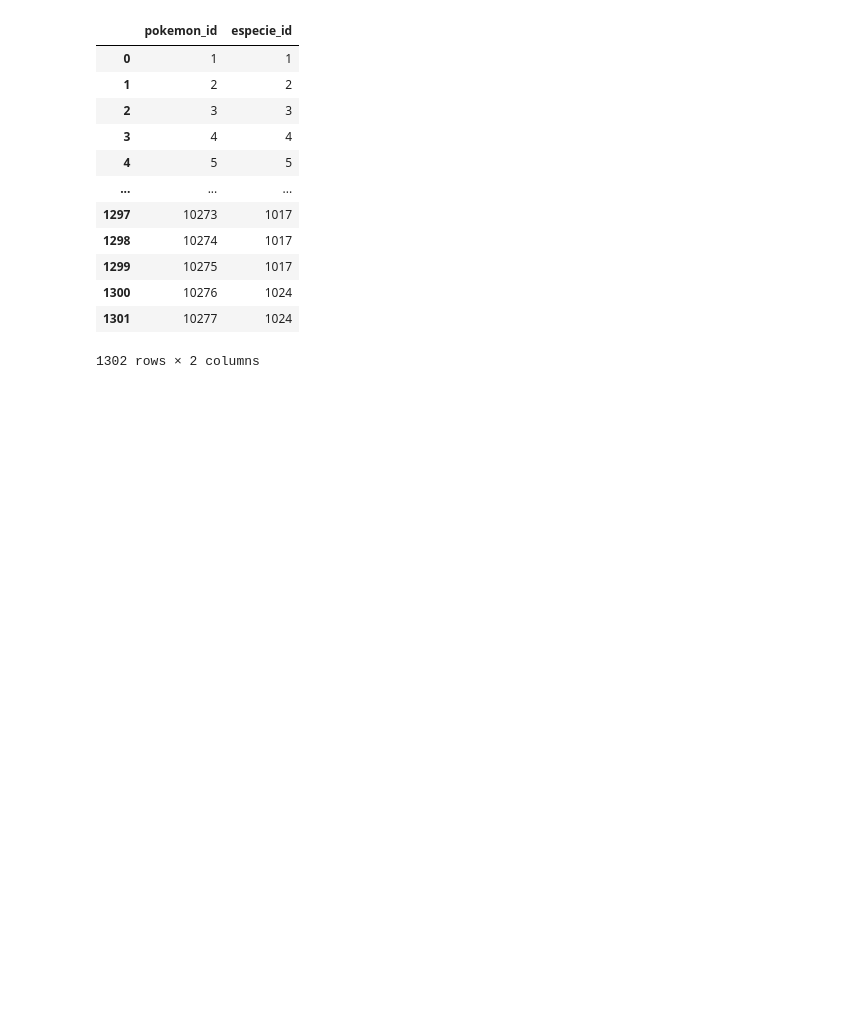
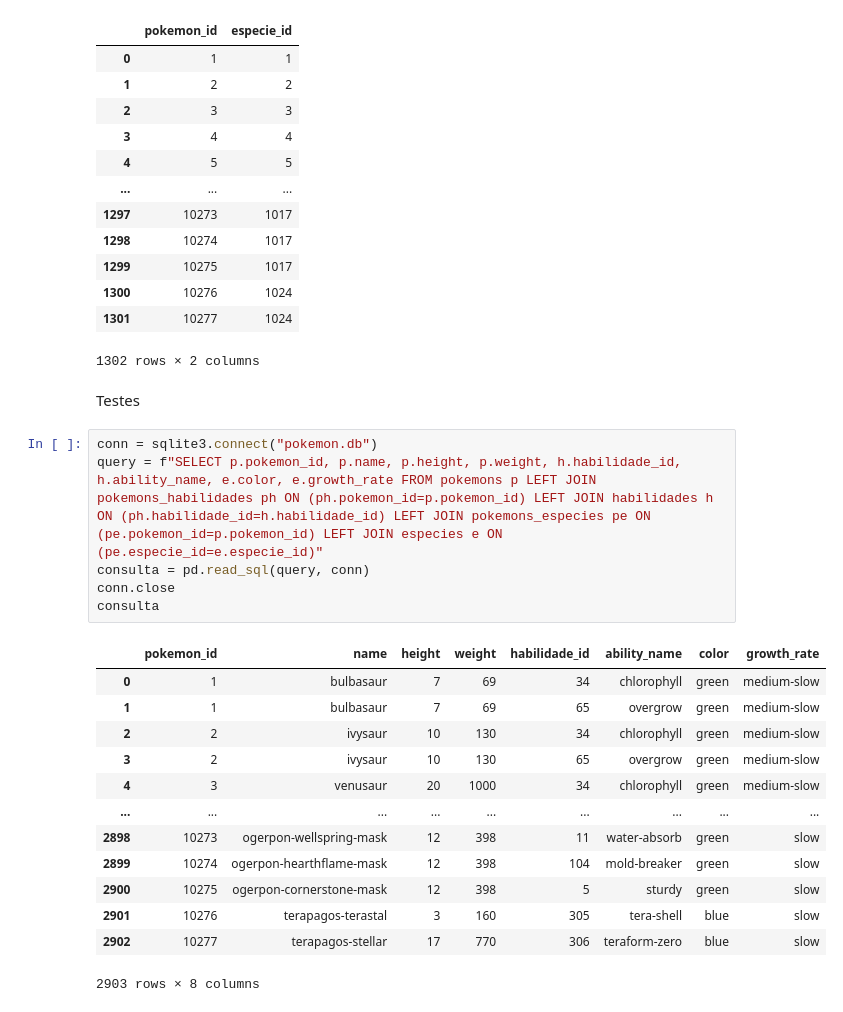
Before and after one commit to carlos-souza1988/projeto_final, a Jupyter notebook: Projeto_Final.ipynb, the cells around one changed output. Drawn from its saved outputs; the diff is of its cells as text; blank space fills up the shorter version.

```diff
--- a/Projeto_Final.ipynb
+++ b/Projeto_Final.ipynb
@@ -686,3 +660,25 @@ carrega_bd('pokemons_especies')
 | 1300 | 10276 | 1024 |
 | 1301 | 10277 | 1024 |
 1302 rows × 2 columns
+# %% [markdown]
+Testes
+# %%
+conn = sqlite3.connect("pokemon.db")
+query = f"SELECT p.pokemon_id, p.name, p.height, p.weight, h.habilidade_id, h.ability_name, e.color, e.growth_rate FROM pokemons p LEFT JOIN pokemons_habilidades ph ON (ph.pokemon_id=p.pokemon_id) LEFT JOIN habilidades h ON (ph.habilidade_id=h.habilidade_id) LEFT JOIN pokemons_especies pe ON (pe.pokemon_id=p.pokemon_id) LEFT JOIN especies e ON (pe.especie_id=e.especie_id)"
+consulta = pd.read_sql(query, conn)
+conn.close
+consulta
+# %% [output]
+|  | pokemon_id | name | height | weight | habilidade_id | ability_name | color | growth_rate |
+| 0 | 1 | bulbasaur | 7 | 69 | 34 | chlorophyll | green | medium-slow |
+| 1 | 1 | bulbasaur | 7 | 69 | 65 | overgrow | green | medium-slow |
+| 2 | 2 | ivysaur | 10 | 130 | 34 | chlorophyll | green | medium-slow |
+| 3 | 2 | ivysaur | 10 | 130 | 65 | overgrow | green | medium-slow |
+| 4 | 3 | venusaur | 20 | 1000 | 34 | chlorophyll | green | medium-slow |
+| ... | ... | ... | ... | ... | ... | ... | ... | ... |
+| 2898 | 10273 | ogerpon-wellspring-mask | 12 | 398 | 11 | water-absorb | green | slow |
+| 2899 | 10274 | ogerpon-hearthflame-mask | 12 | 398 | 104 | mold-breaker | green | slow |
+| 2900 | 10275 | ogerpon-cornerstone-mask | 12 | 398 | 5 | sturdy | green | slow |
+| 2901 | 10276 | terapagos-terastal | 3 | 160 | 305 | tera-shell | blue | slow |
+| 2902 | 10277 | terapagos-stellar | 17 | 770 | 306 | teraform-zero | blue | slow |
+2903 rows × 8 columns
```
Also changed, not shown: parts of 12 cells of this notebook, 2 other files.
